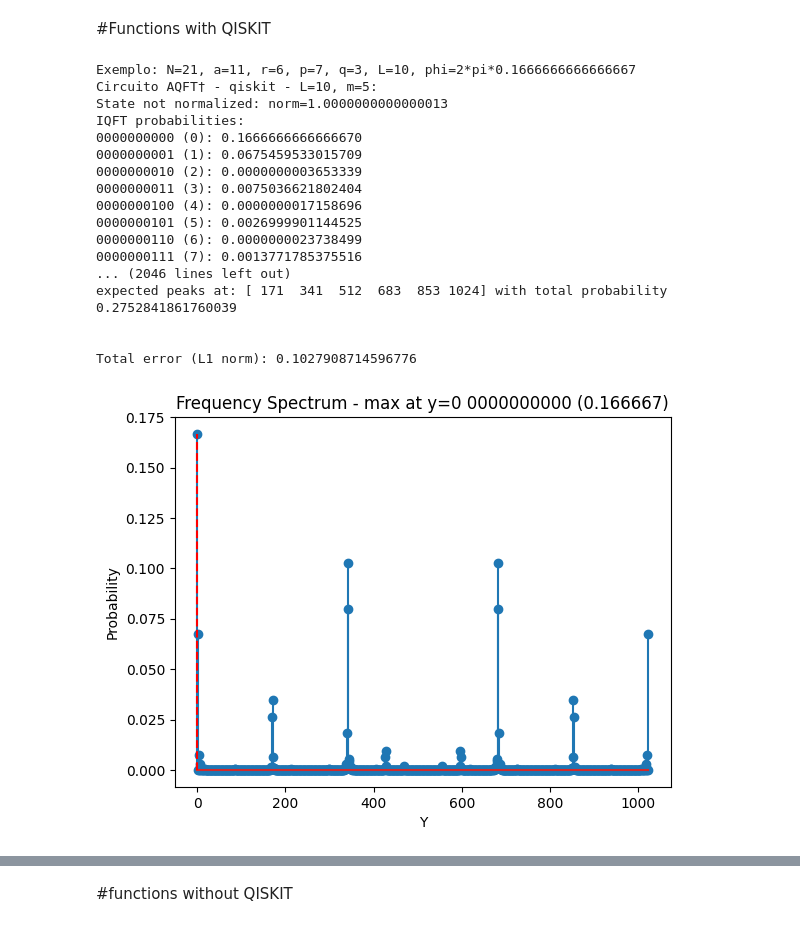
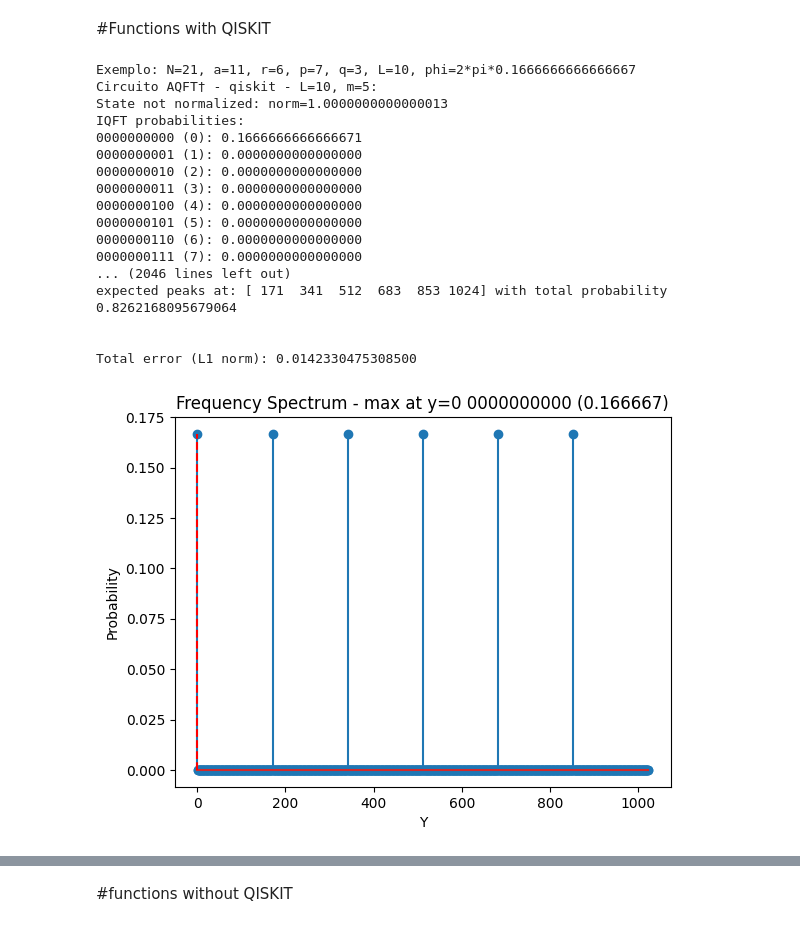
Before and after one commit to edunasci/quantum, a Jupyter notebook: aqft/aqft.ipynb, the cells around one changed output, grey strips where cells are left out. Cells and saved outputs as stored; diff of their text form; code cells hidden in the pictures.

```diff
--- a/aqft/aqft.ipynb
+++ b/aqft/aqft.ipynb
@@ -263,16 +263,16 @@ def define_initial_state_for_order(r: int, L: int) -> Statevector:
 
     return Statevector(amps)
 """
-
 def define_initial_state_for_order(r: int, L: int) -> Statevector:
     M = 2 ** L
-    # Peak positions in output space
+    # Desired output: r equal peaks at natural positions round(k*M/r)
     peak_positions = np.array([round(k * M / r) % M for k in range(r)])
-    # QFT of r equal-amplitude delta functions at peak_positions:
-    # input[x] = (1/sqrt(r*M)) * sum_{k=0}^{r-1} exp(2*pi*i * x * peak_positions[k] / M)
-    x = np.arange(M)                                           # shape (M,)
-    phases = np.exp(2j * np.pi * np.outer(x, peak_positions) / M)  # shape (M, r)
-    amps = phases.sum(axis=1) / np.sqrt(r * M)
+    # QFT of desired output → required input in natural ordering
+    x = np.arange(M)
+    phases = np.exp(2j * np.pi * np.outer(x, peak_positions) / M)
+    input_natural = phases.sum(axis=1) / np.sqrt(r * M)
+    # Bit-reverse the amplitudes to match Qiskit's little-endian convention
+    amps = np.array([input_natural[bit_reverse(i, L)] for i in range(M)])
     norm = np.sqrt(np.sum(np.abs(amps)**2))
     if abs(norm - 1.0) < 1e-9:
         print(f"State not normalized: norm={norm:.16f}")
@@ -346,41 +346,41 @@ def aqft_example(N, a, r, p, q, L=None, m=5):
 
     i=0
     for probs in [prob_iqft, prob_aqft]:
         ys = np.arange(len(probs))
         peak_y = np.argmax(probs)
         peak_value = np.max(probs)
         plt.figure()
         plt.stem(ys, probs)
         plt.xlabel("Y")
         plt.ylabel("Probability")
         plt.title(f"Frequency Spectrum - max at y={peak_y} {peak_y:0{L}b} ({float(peak_value):.6f})")
         plt.vlines(peak_y, 0, peak_value,colors='r', linestyles='dashed', label='Peak')
         plt.savefig(f'img/probability_qiskit_{'IQFT' if i == 0 else 'AQFT'}_L_{L}.png')
         #plt.show()
         i+=1
     return
 
 if __name__ == "__main__":
     aqft_example(N=21, a=11, r=6, p=7, q=3, L=10, m=5)
     #aqft_example(N=15, a=8, r=4, p=3, q=5)
     #aqft_example(N=29737, a=9094, r=14690, p=131, q=227)
     #aqft_example(N=26123, a=10452, r=516, p=151, q=173)
 # %% [output]
 Exemplo: N=21, a=11, r=6, p=7, q=3, L=10, phi=2*pi*0.1666666666666667
 Circuito AQFT† - qiskit - L=10, m=5:
 State not normalized: norm=1.0000000000000013
 IQFT probabilities:
-0000000000 (0): 0.1666666666666670
-0000000001 (1): 0.0675459533015709
-0000000010 (2): 0.0000000003653339
-0000000011 (3): 0.0075036621802404
-0000000100 (4): 0.0000000017158696
-0000000101 (5): 0.0026999901144525
-0000000110 (6): 0.0000000023738499
-0000000111 (7): 0.0013771785375516
+0000000000 (0): 0.1666666666666671
+0000000001 (1): 0.0000000000000000
+0000000010 (2): 0.0000000000000000
+0000000011 (3): 0.0000000000000000
+0000000100 (4): 0.0000000000000000
+0000000101 (5): 0.0000000000000000
+0000000110 (6): 0.0000000000000000
+0000000111 (7): 0.0000000000000000
 ... (2046 lines left out)
-expected peaks at: [ 171  341  512  683  853 1024] with total probability 0.2752841861760039
+expected peaks at: [ 171  341  512  683  853 1024] with total probability 0.8262168095679064
 
 
-Total error (L1 norm): 0.1027908714596776
+Total error (L1 norm): 0.0142330475308500
-[figure, old version]
+[figure, new version]
```
Also changed, not shown: parts of 1 cell of this notebook.
